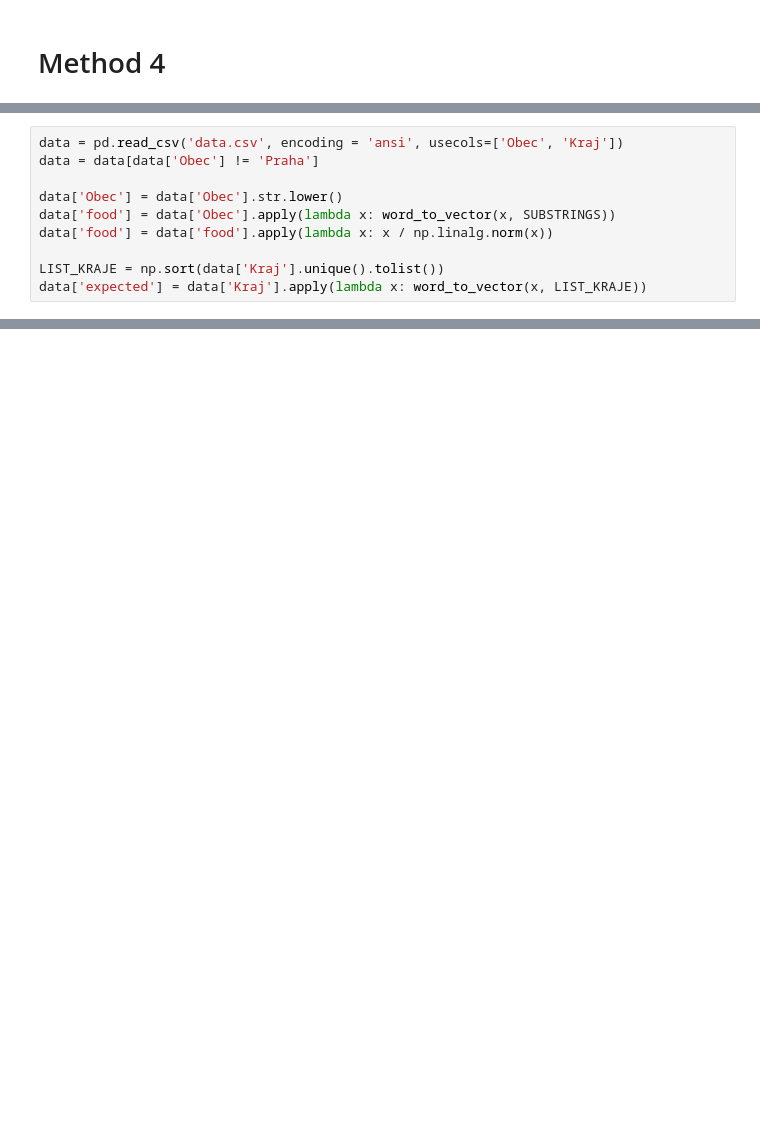
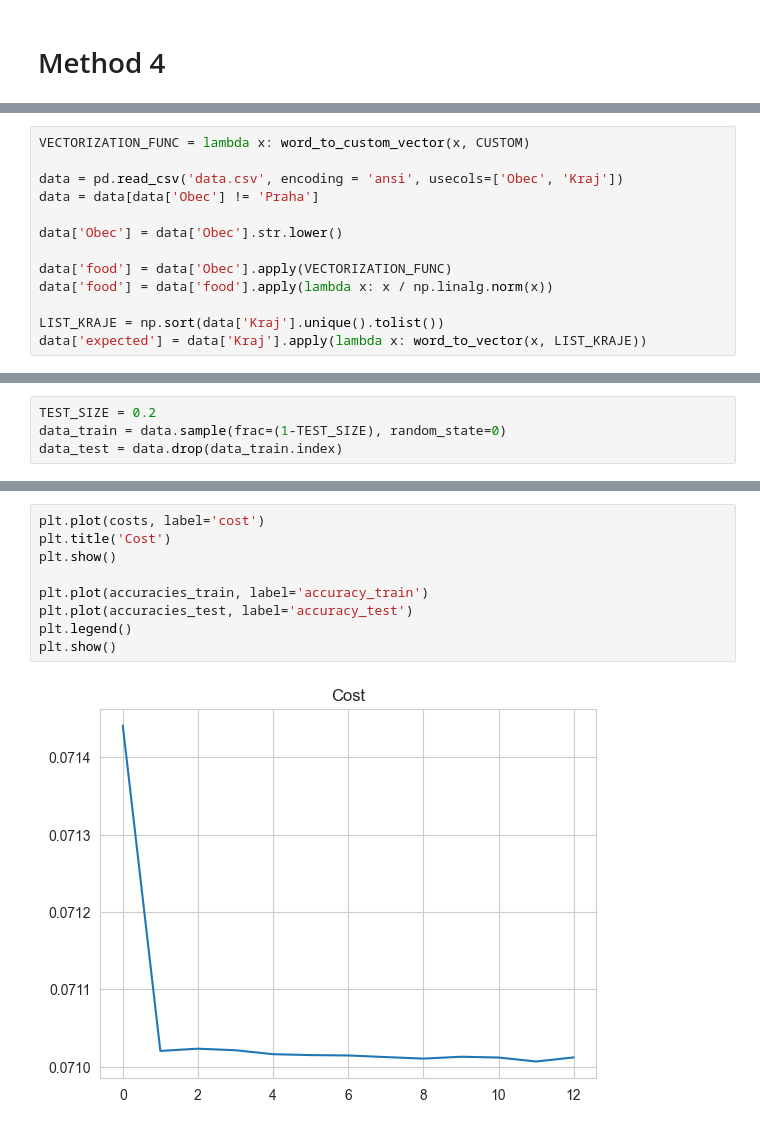
Before and after one commit to blahasimon/datascience, a Jupyter notebook: method_4.ipynb, the cells around one changed output, grey strips where cells are left out. Saved outputs shown, nothing was run; the diff lists cells and outputs as text; blank space fills up the shorter version.

Commit message:
Options added, adaptive learning rate fixed, better training data distribution introduced

```diff
--- a/method_4.ipynb
+++ b/method_4.ipynb
@@ -24,10 +54,13 @@ CZ_ALPHABET = ['a', 'á', 'b', 'c', 'č', 'd', 'ď',
 SUBSTRINGS = CZ_ALPHABET
 # %%
+VECTORIZATION_FUNC = lambda x: word_to_custom_vector(x, CUSTOM)
+
 data = pd.read_csv('data.csv', encoding = 'ansi', usecols=['Obec', 'Kraj'])
 data = data[data['Obec'] != 'Praha']
 
 data['Obec'] = data['Obec'].str.lower()
-data['food'] = data['Obec'].apply(lambda x: word_to_vector(x, SUBSTRINGS))
+
+data['food'] = data['Obec'].apply(VECTORIZATION_FUNC)
 data['food'] = data['food'].apply(lambda x: x / np.linalg.norm(x))
 
 LIST_KRAJE = np.sort(data['Kraj'].unique().tolist())
@@ -50,0 +68,4 @@ np.argmin(_)
+# %%
+TEST_SIZE = 0.2
+data_train = data.sample(frac=(1-TEST_SIZE), random_state=0)
+data_test = data.drop(data_train.index)
@@ -50,0 +135,11 @@ np.argmin(_)
+# %%
+plt.plot(costs, label='cost')
+plt.title('Cost')
+plt.show()
+
+plt.plot(accuracies_train, label='accuracy_train')
+plt.plot(accuracies_test, label='accuracy_test')
+plt.legend()
+plt.show()
+# %% [output]
+[figure, added]
```
Also changed, not shown: parts of 8 cells of this notebook, 1 other file.
